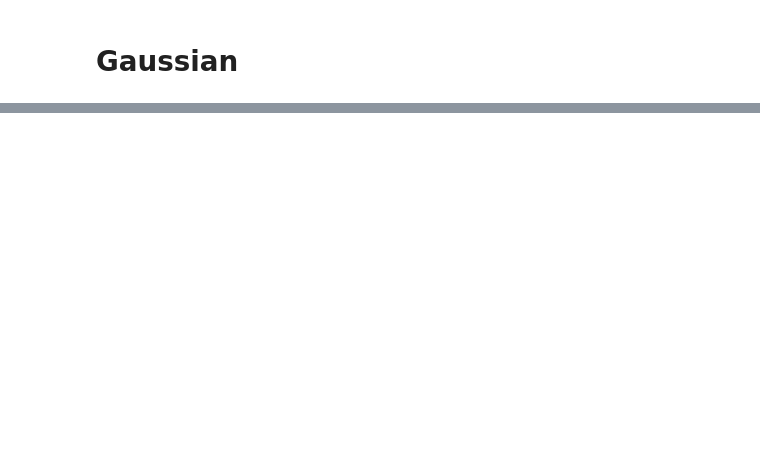
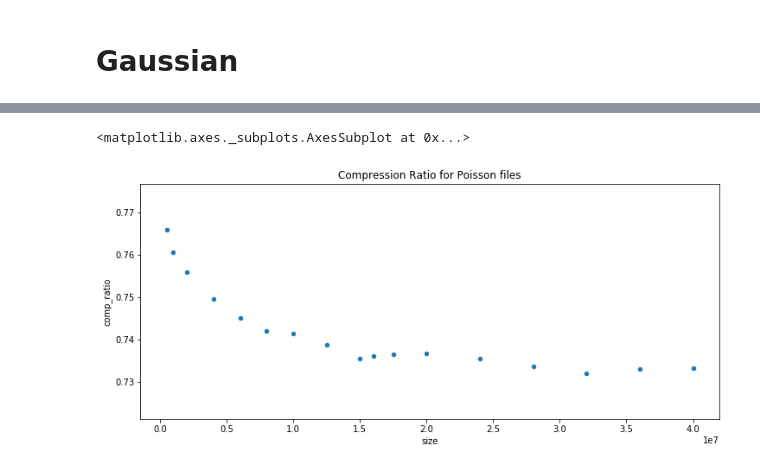
Before and after one commit to pkmandke/LZW-Compression, a Jupyter notebook: LZW_results.ipynb, the cells around one changed output, grey strips where cells are left out. Saved outputs shown, nothing was run; the diff lists cells and outputs as text; code cells hidden in the pictures; blank space fills up the shorter version.

```diff
--- a/LZW_results.ipynb
+++ b/LZW_results.ipynb
@@ -35,0 +44,13 @@ pd.dataFrame.from_dict()
+# %%
+'''
+plt.plot(gpd1['size'],gpd1['comp_size']/gpd1['size'])
+plt.xlabel('File size()')
+plt.xticks([_ for _ in range(0,4000000,500000)])
+plt.yticks([_/100 for _ in range(90,101,1)])
+plt.rcParams['figure.figsize'] = [12, 5]
+'''
+pdff = 'Poisson'
+plot_cr(pdff, '1/pois_consol.sav')
+# %% [output]
+<matplotlib.axes._subplots.AxesSubplot at 0x...>
+[figure, added]
```
Also changed, not shown: parts of 9 cells of this notebook, 10 other files.
